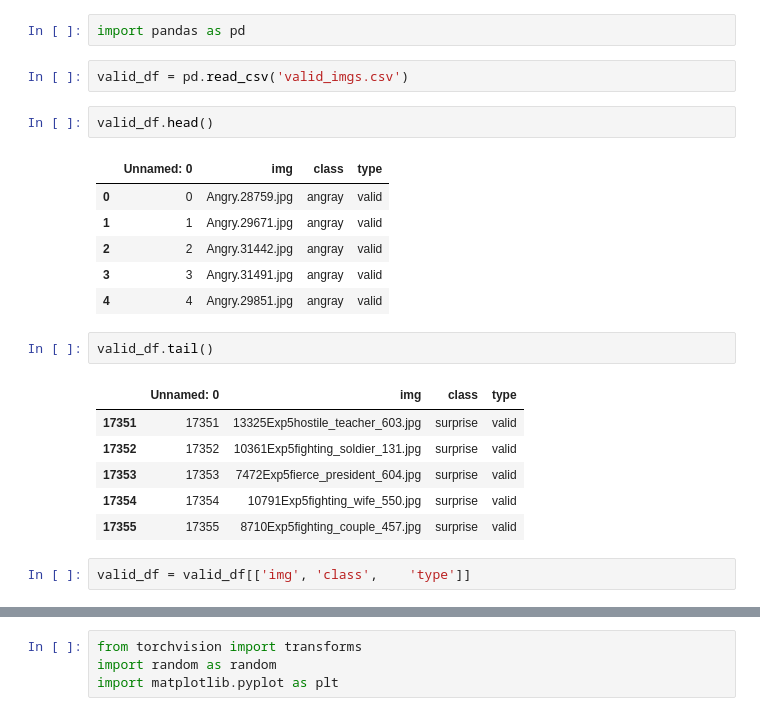
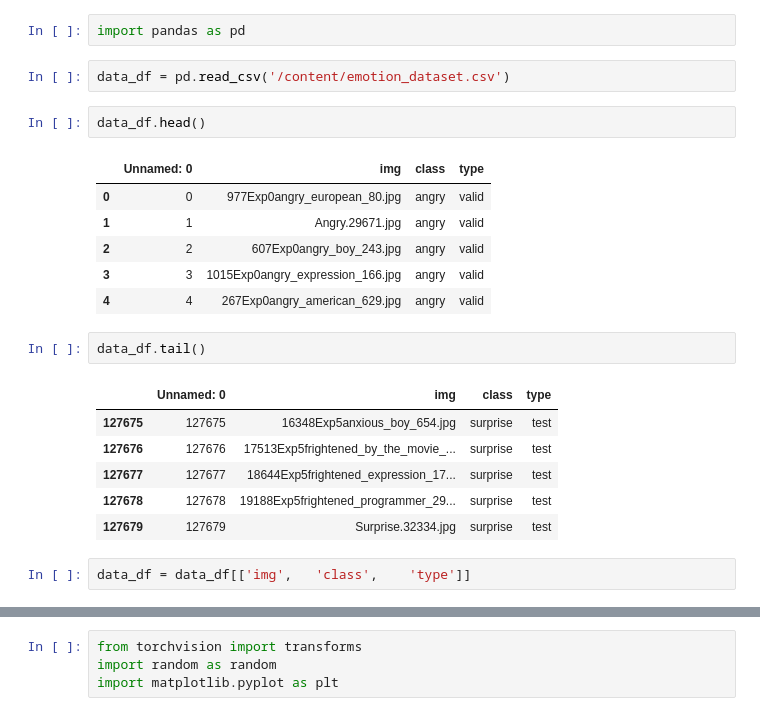
Before and after one commit to imnawar/EmotionRecognition, a Jupyter notebook: YOLO_Label_faces.ipynb, the cells around one changed output, grey strips where cells are left out. Saved outputs shown, nothing was run; the diff lists cells and outputs as text.

Commit message:
label the dataset

```diff
--- a/YOLO_Label_faces.ipynb
+++ b/YOLO_Label_faces.ipynb
@@ -232,24 +232,24 @@ Extracting finished.
 # %%
 import pandas as pd
 # %%
-valid_df = pd.read_csv('valid_imgs.csv')
+data_df = pd.read_csv('/content/emotion_dataset.csv')
 # %%
-valid_df.head()
+data_df.head()
 # %% [output]
 |  | Unnamed: 0 | img | class | type |
-| 0 | 0 | Angry.28759.jpg | angray | valid |
-| 1 | 1 | Angry.29671.jpg | angray | valid |
-| 2 | 2 | Angry.31442.jpg | angray | valid |
-| 3 | 3 | Angry.31491.jpg | angray | valid |
-| 4 | 4 | Angry.29851.jpg | angray | valid |
+| 0 | 0 | 977Exp0angry_european_80.jpg | angry | valid |
+| 1 | 1 | Angry.29671.jpg | angry | valid |
+| 2 | 2 | 607Exp0angry_boy_243.jpg | angry | valid |
+| 3 | 3 | 1015Exp0angry_expression_166.jpg | angry | valid |
+| 4 | 4 | 267Exp0angry_american_629.jpg | angry | valid |
 # %%
-valid_df.tail()
+data_df.tail()
 # %% [output]
 |  | Unnamed: 0 | img | class | type |
-| 17351 | 17351 | 13325Exp5hostile_teacher_603.jpg | surprise | valid |
-| 17352 | 17352 | 10361Exp5fighting_soldier_131.jpg | surprise | valid |
-| 17353 | 17353 | 7472Exp5fierce_president_604.jpg | surprise | valid |
-| 17354 | 17354 | 10791Exp5fighting_wife_550.jpg | surprise | valid |
-| 17355 | 17355 | 8710Exp5fighting_couple_457.jpg | surprise | valid |
+| 127675 | 127675 | 16348Exp5anxious_boy_654.jpg | surprise | test |
+| 127676 | 127676 | 17513Exp5frightened_by_the_movie_... | surprise | test |
+| 127677 | 127677 | 18644Exp5frightened_expression_17... | surprise | test |
+| 127678 | 127678 | 19188Exp5frightened_programmer_29... | surprise | test |
+| 127679 | 127679 | Surprise.32334.jpg | surprise | test |
 # %%
-valid_df = valid_df[['img',	'class',	'type']]
+data_df = data_df[['img',	'class',	'type']]
```
Also changed, not shown: parts of 29 cells of this notebook.
